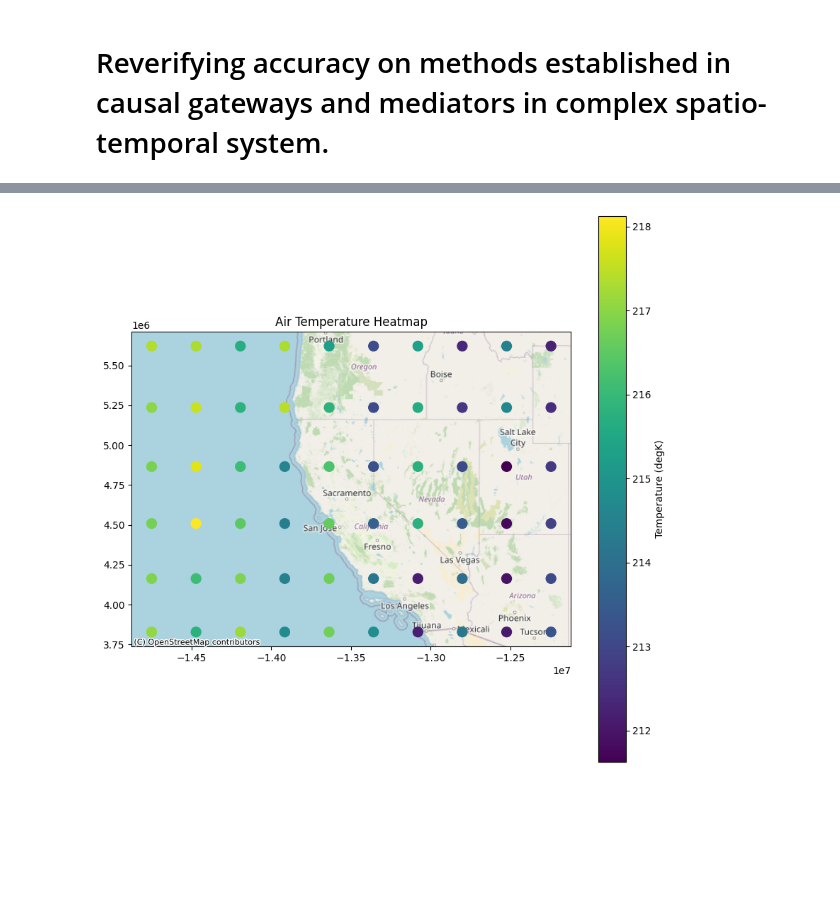
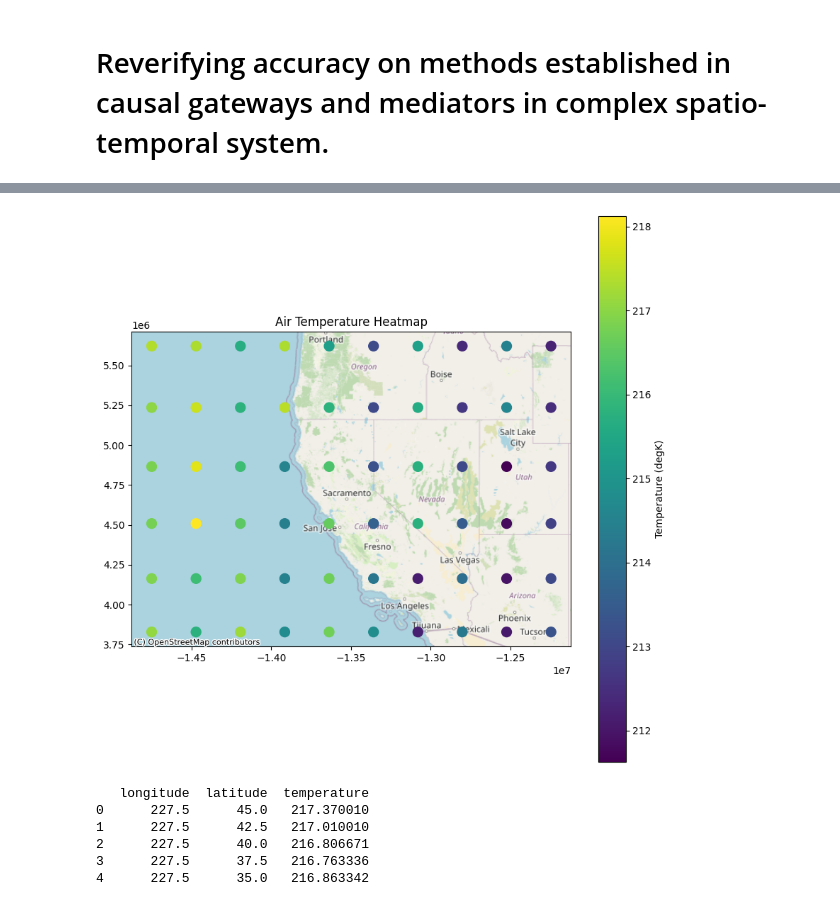
Before and after one commit to NAVEENMN/Causal-Structure-Discovery-and-Inference, a Jupyter notebook: ReverifyingCausalGateway.ipynb, the cells around one changed output, grey strips where cells are left out. Drawn from its saved outputs; the diff is of its cells as text; code cells hidden in the pictures; blank space fills up the shorter version.

```diff
--- a/ReverifyingCausalGateway.ipynb
+++ b/ReverifyingCausalGateway.ipynb
@@ -19,12 +19,0 @@ The data for this project comes from NOAA Physical Sciences Laboratory under NCE
-# %%
-data = Dataset('data/air.4Xday.1981-2010.ltm.nc')
-air_data = data.variables['air']
-print(f"Data units {air_data.units}")
-# Extracting a specific slice from the air_data:
-# - The first index '0' refers to the first time instance in the dataset.
-# - The second index '0' refers to the first level (which could be altitude or depth).
-# - The range '9:20' slices the data for latitudes from the 9th index up to (but not including) the 20th index.
-# - The range '29:40' slices the data for longitudes from the 29th index up to (but not including) the 40th index.
-slice_data = air_data[0, 0, 9:20, 29:40]
-
-print(slice_data)
@@ -49,5 +19,0 @@ Data units degK
-# %%
-data = Dataset('data/air.4Xday.1981-2010.ltm.nc')
-# Extracting a slice of temperature data for a specific level (0) and latitude (9:20) & longitude (29:60) ranges.
-data_slice = get_data_slice(data, (28, 40), (0, 10), level_index=0)
-plot_on_basemap(data_slice)
@@ -56,5 +20,12 @@ plot_on_basemap(data_slice)
 # %%
-data_slice = get_data_slice(data, (18, 24), (91, 101), level_index=10)
-plot_on_basemap(data_slice)
+climate_data_slice = get_data_slice(data, (18, 24), (91, 101), level_index=10)
+plot_on_basemap(climate_data_slice)
+print(climate_data_slice.head())
 # %% [output]
-[figure, old version]
+[figure, new version]
+   longitude  latitude  temperature
+0      227.5      45.0   217.370010
+1      227.5      42.5   217.010010
+2      227.5      40.0   216.806671
+3      227.5      37.5   216.763336
+4      227.5      35.0   216.863342
```
Also changed, not shown: parts of 8 cells of this notebook, 3 other files.
